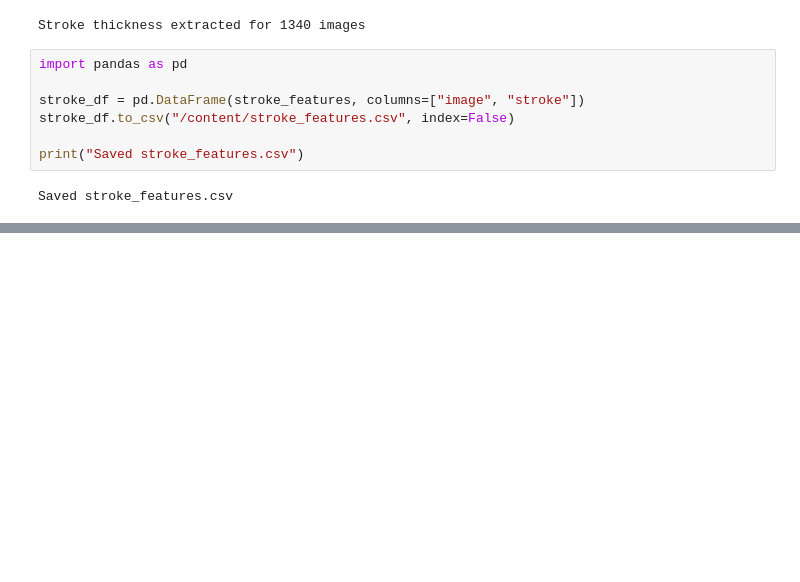
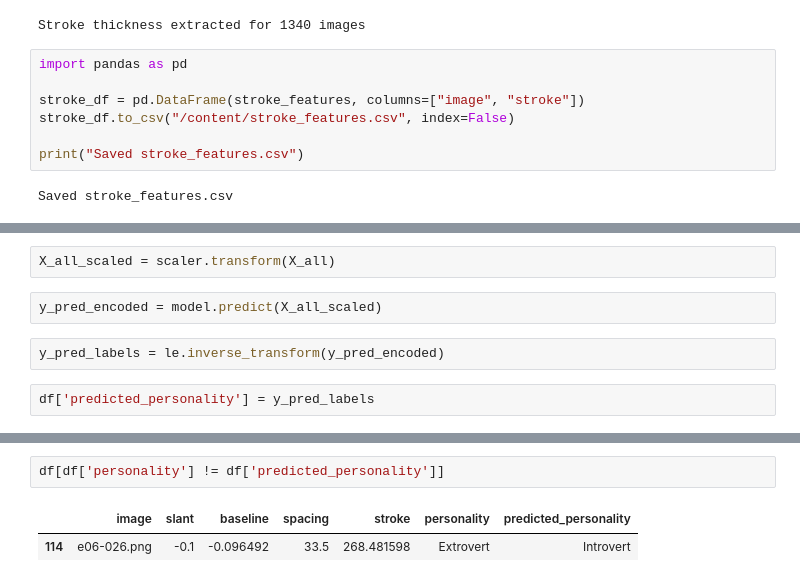
Before and after one commit to DhritiKothari/Handwriting-Analysis, a Jupyter notebook: handwriting_analysis.ipynb, the cells around one changed output, grey strips where cells are left out. Drawn from its saved outputs; the diff is of its cells as text; blank space fills up the shorter version.

```diff
--- a/handwriting_analysis.ipynb
+++ b/handwriting_analysis.ipynb
@@ -540,0 +417,8 @@ plt.show()
+# %%
+X_all_scaled = scaler.transform(X_all)
+# %%
+y_pred_encoded = model.predict(X_all_scaled)
+# %%
+y_pred_labels = le.inverse_transform(y_pred_encoded)
+# %%
+df['predicted_personality'] = y_pred_labels
@@ -540,0 +446,5 @@ plt.show()
+# %%
+df[df['personality'] != df['predicted_personality']]
+# %% [output]
+|  | image | slant | baseline | spacing | stroke | personality | predicted_personality |
+| 114 | e06-026.png | -0.1 | -0.096492 | 33.5 | 268.481598 | Extrovert | Introvert |
```
Also changed, not shown: parts of 55 cells of this notebook.
